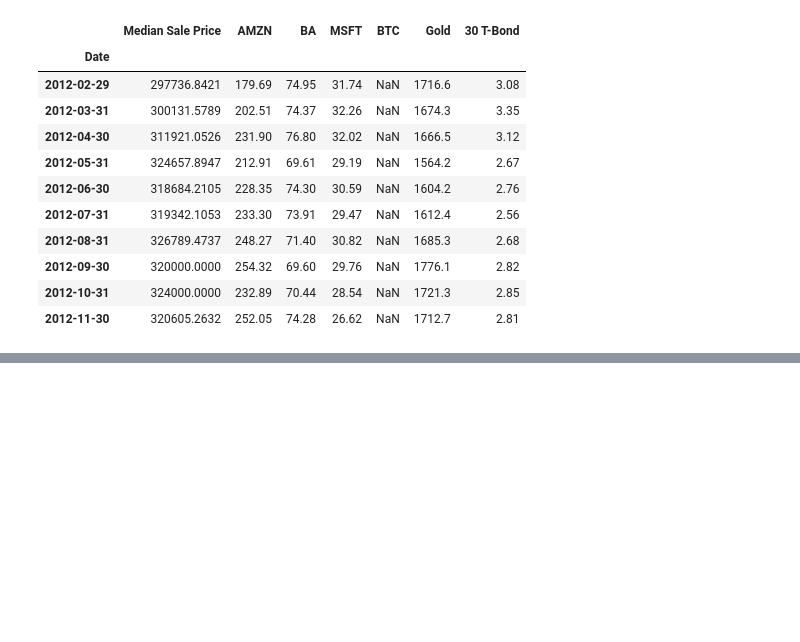
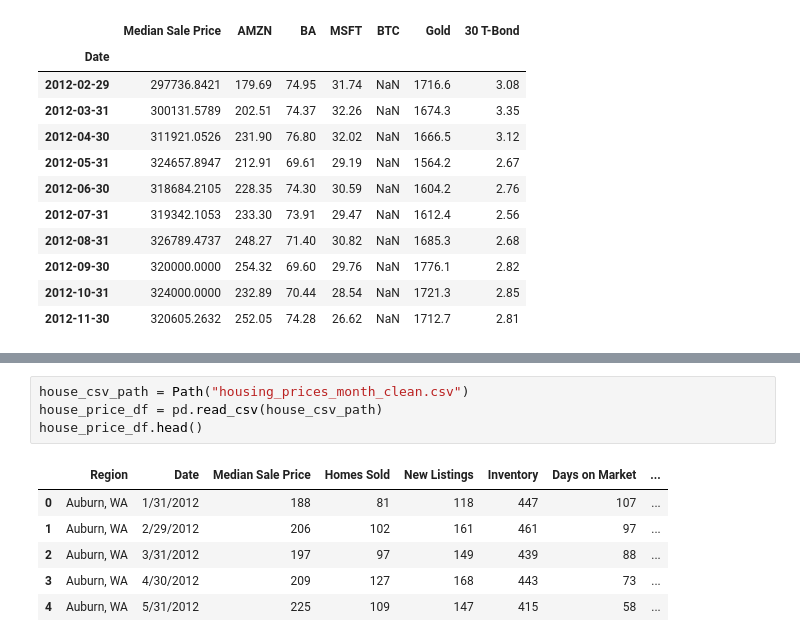
Before and after one commit to somyapanda/fintech-project-1, a Jupyter notebook: Joanne/stocks_house_pirce_coll.ipynb, the cells around one changed output, grey strips where cells are left out. Drawn from its saved outputs; the diff is of its cells as text; blank space fills up the shorter version.

```diff
--- a/Joanne/stocks_house_pirce_coll.ipynb
+++ b/Joanne/stocks_house_pirce_coll.ipynb
@@ -142,0 +152,11 @@ combined_df.plot(kind='scatter', x='AMZN', y='Median Sale Price')
+# %%
+house_csv_path = Path("housing_prices_month_clean.csv")
+house_price_df = pd.read_csv(house_csv_path)
+house_price_df.head()
+# %% [output]
+|  | Region | Date | Median Sale Price | Homes Sold | New Listings | Inventory | Days on Market | ... |
+| 0 | Auburn, WA | 1/31/2012 | 188 | 81 | 118 | 447 | 107 | ... |
+| 1 | Auburn, WA | 2/29/2012 | 206 | 102 | 161 | 461 | 97 | ... |
+| 2 | Auburn, WA | 3/31/2012 | 197 | 97 | 149 | 439 | 88 | ... |
+| 3 | Auburn, WA | 4/30/2012 | 209 | 127 | 168 | 443 | 73 | ... |
+| 4 | Auburn, WA | 5/31/2012 | 225 | 109 | 147 | 415 | 58 | ... |
```
Also changed, not shown: parts of 15 cells of this notebook, 19 other files.
